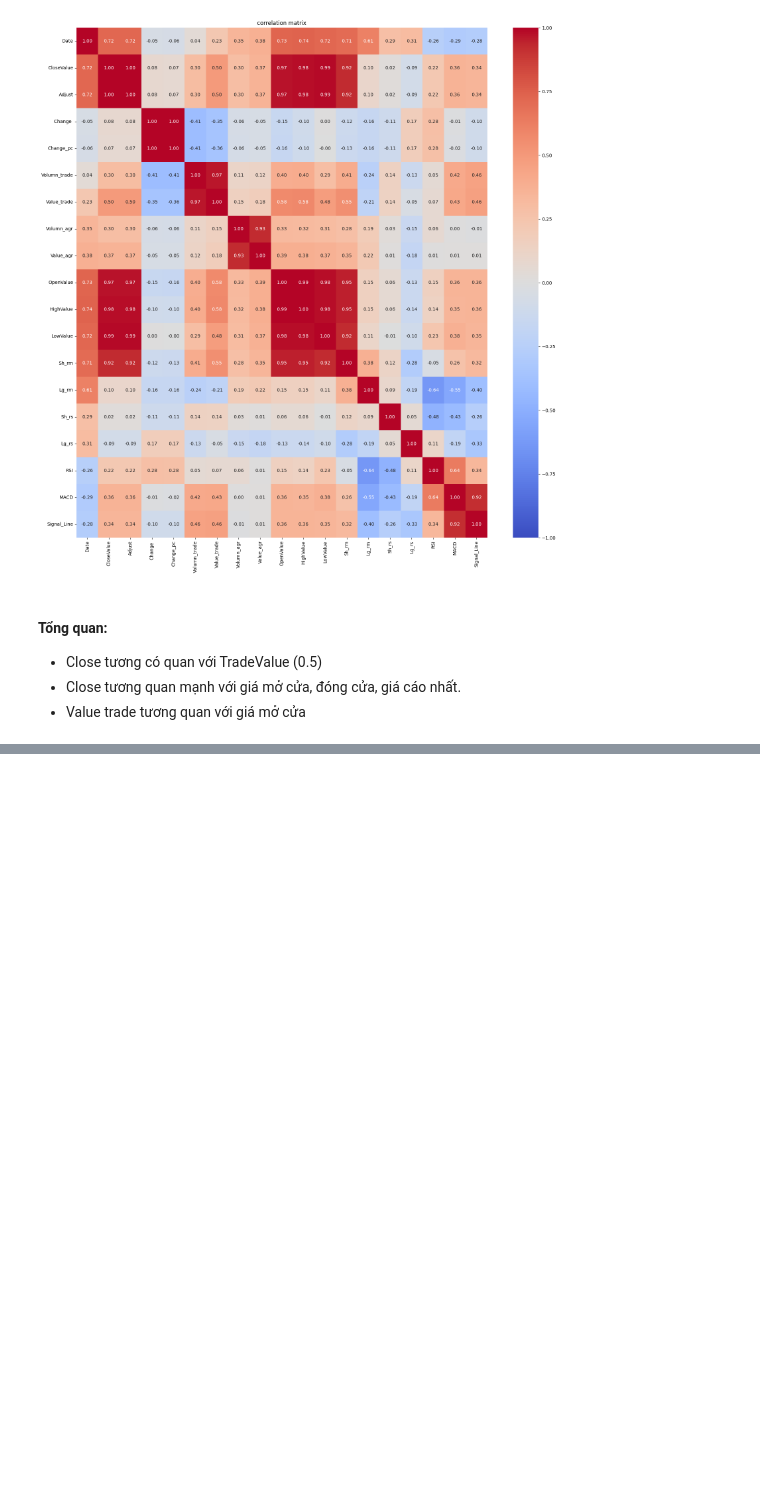
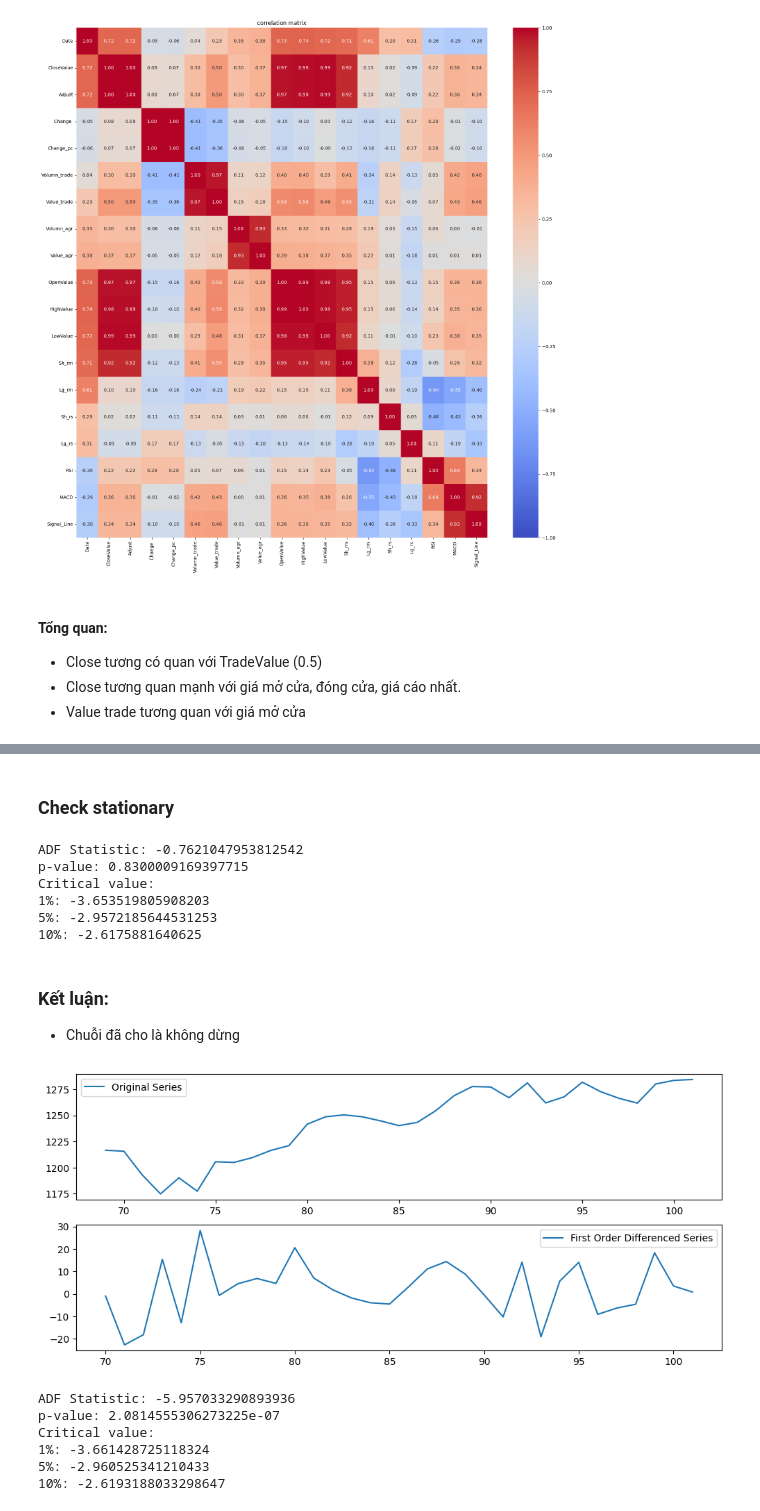
Before and after one commit to thainq1402/H-h-tr-quy-t-nh, a Jupyter notebook: Market trand prediction/EDA_VNINDEX.ipynb, the cells around one changed output, grey strips where cells are left out. Drawn from its saved outputs; the diff is of its cells as text; code cells hidden in the pictures; blank space fills up the shorter version.

```diff
--- a/Market trand prediction/EDA_VNINDEX.ipynb
+++ b/Market trand prediction/EDA_VNINDEX.ipynb
@@ -470,0 +578,56 @@ plt.show()
+# %% [markdown]
+### Check stationary
+# %%
+from statsmodels.tsa.stattools import adfuller
+
+# Kiem dinh tinh dung
+result = adfuller(vni_close['CloseValue'])
+
+#show ket qua
+print(f'ADF Statistic: {result[0]}' )
+print(f'p-value: {result[1]}')
+print(f'Critical value: ')
+for key, value in result[4].items():
+    print(f'{key}: {value}')
+# %% [output]
+ADF Statistic: -0.7621047953812542
+p-value: 0.8300009169397715
+Critical value:
+1%: -3.653519805908203
+5%: -2.9572185644531253
+10%: -2.6175881640625
+# %% [markdown]
+### Kết luận:
+- Chuỗi đã cho là không dừng
+# %%
+# Assuming 'data' is your pandas DataFrame and 'series' is the column of interest
+series = vni_close['CloseValue']
+# First Order Differencing
+diff_series = series.diff().dropna()
+# Plotting to visualize the transformation
+plt.figure(figsize=(12,8))
+
+plt.subplot(3,1,1)
+plt.plot(series, label='Original Series')
+plt.legend(loc='best')
+
+plt.subplot(3,1,2)
+plt.plot(diff_series, label='First Order Differenced Series')
+plt.legend(loc='best')
+
+plt.show()
+result = adfuller(diff_series)
+#show ket qua
+print(f'ADF Statistic: {result[0]}' )
+print(f'p-value: {result[1]}')
+print(f'Critical value: ')
+for key, value in result[4].items():
+    print(f'{key}: {value}')
+# %% [output]
+[figure, added]
+ADF Statistic: -5.957033290893936
+p-value: 2.0814555306273225e-07
+Critical value:
+1%: -3.661428725118324
+5%: -2.960525341210433
+10%: -2.6193188033298647
```
Also changed, not shown: parts of 17 cells of this notebook, 7 other files.
